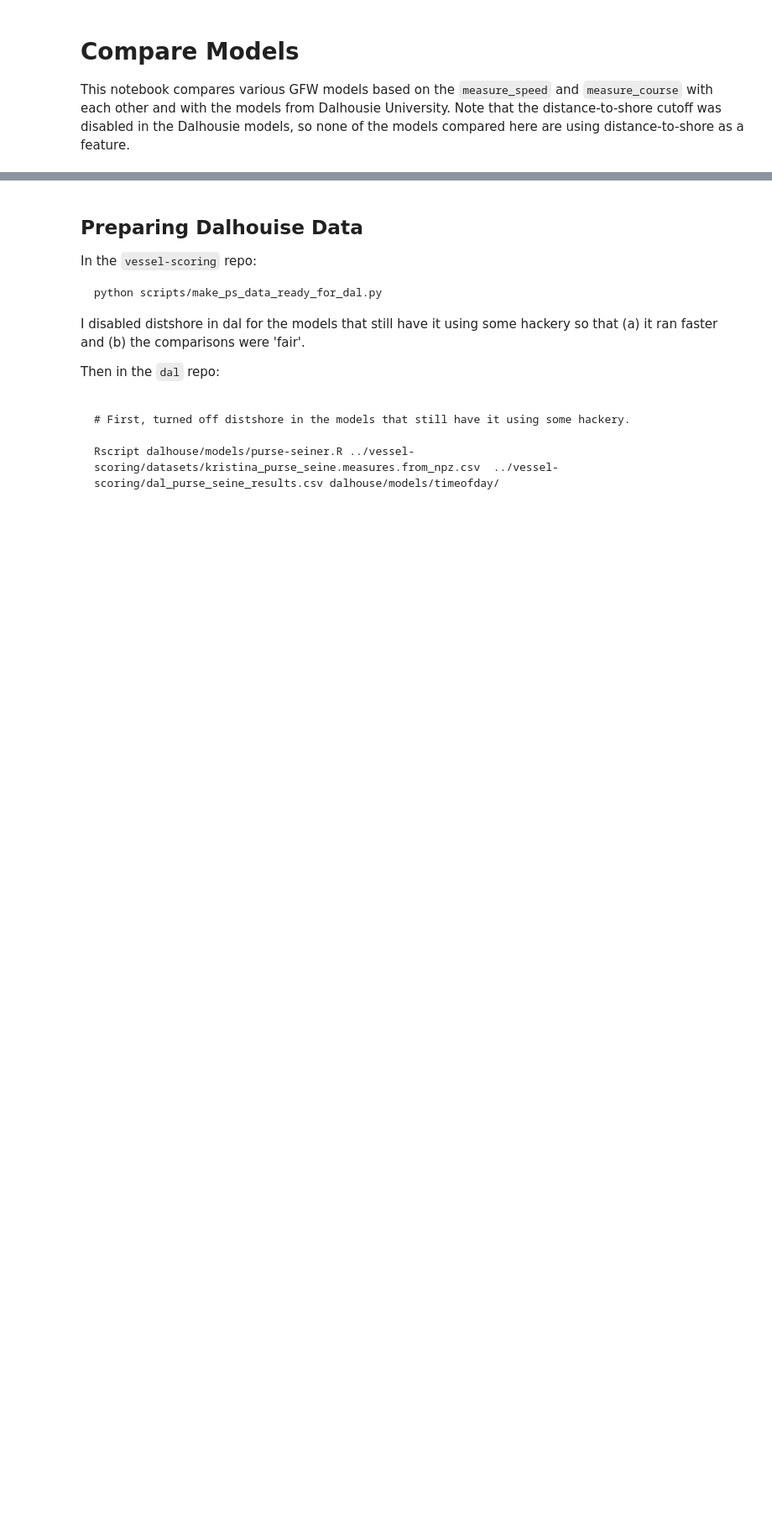
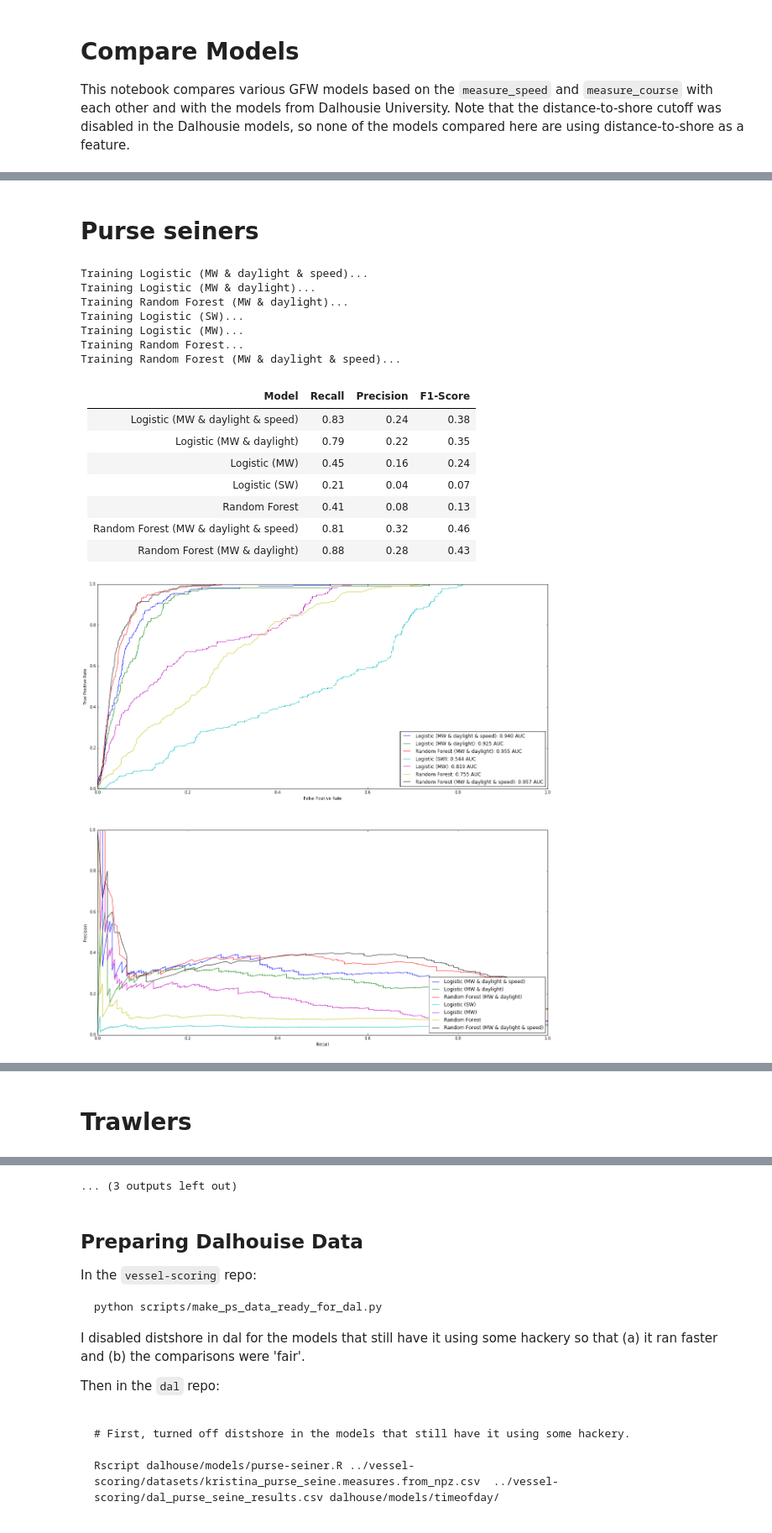
Before and after one commit to marketler/GFW_vessel_scoring, a Jupyter notebook: notebooks/Compare-Models.ipynb, the cells around one changed output, grey strips where cells are left out. Shown at 84% size. Drawn from its saved outputs; the diff is of its cells as text; code cells hidden in the pictures; blank space fills up the shorter version.

Commit message:
Moved more code to the modules and made the training use the same system used for production

```diff
--- a/notebooks/Compare-Models.ipynb
+++ b/notebooks/Compare-Models.ipynb
@@ -127,0 +25,46 @@ Long liners
+# %%
+GEARS = {'ps': 'Purse seiners',
+         'trawl': 'Trawlers',
+         'longliner': 'Long liners'}
+
+for gear, title in GEARS.iteritems():
+    display(HTML("<h1>%s</h1>" % title))
+
+    trained_models = [(name,
+                       vessel_scoring.models.train_model(
+                           name,
+                           {"model": spec["model"],
+                            "data": ['kristina_' + gear] + ['slow-transits'] * vessel_scoring.models.TRANSIT_WEIGHT},
+                           data))
+                      for (name, spec) in vessel_scoring.models.untrained_models.iteritems()
+                      if spec.get("compare_models", False)]
+
+    predictions = {}
+    try:
+        predictions["dal"] = vessel_scoring.evaluate_model.load_dal_predictions("../dal_{}_results.csv".format(gear))
+    except IOError:
+        pass
+    testdata = data["kristina_" + gear]['test']
+    vessel_scoring.evaluate_model.compare_models_at_cutoff(trained_models, testdata, predictions)
+    vessel_scoring.evaluate_model.compare_models(trained_models, testdata)
+
+    display(HTML("<hr/>"))
+# %% [output]
+Purse seiners
+Training Logistic (MW & daylight & speed)...
+Training Logistic (MW & daylight)...
+Training Random Forest (MW & daylight)...
+Training Logistic (SW)...
+Training Logistic (MW)...
+Training Random Forest...
+Training Random Forest (MW & daylight & speed)...
+|Model|Recall|Precision|F1-Score|
+|-----|------|---------|--------|
+|Logistic (MW & daylight & speed)|0.83|0.24|0.38|
+|Logistic (MW & daylight)|0.79|0.22|0.35|
+|Logistic (MW)|0.45|0.16|0.24|
+|Logistic (SW)|0.21|0.04|0.07|
+|Random Forest|0.41|0.08|0.13|
+|Random Forest (MW & daylight & speed)|0.81|0.32|0.46|
+|Random Forest (MW & daylight)|0.88|0.28|0.43|
+[figure, added]
@@ -127,0 +72 @@ Long liners
+Trawlers
@@ -128,3 +99,4 @@ Long liners
+... (3 outputs left out)
 # %% [markdown]
 ## Preparing Dalhouise Data
 
```
Also changed, not shown: parts of 7 cells of this notebook, 1 other file.
